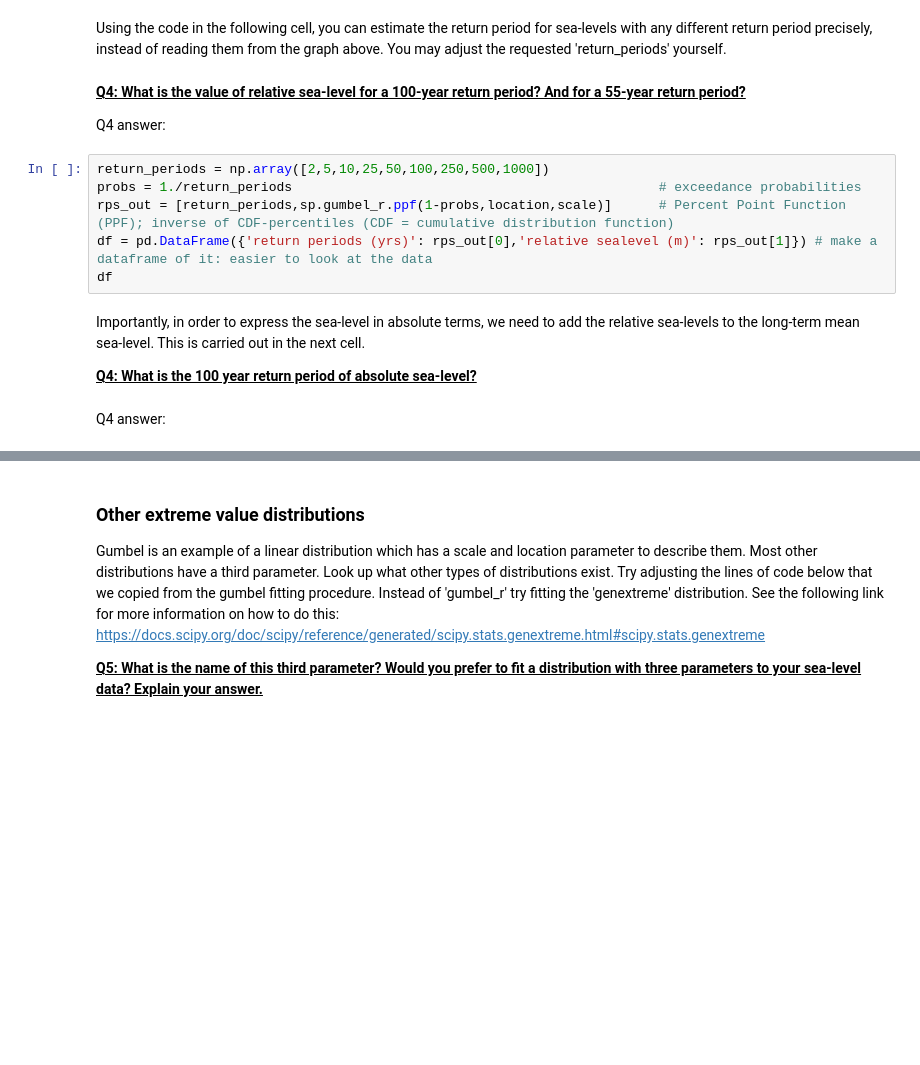
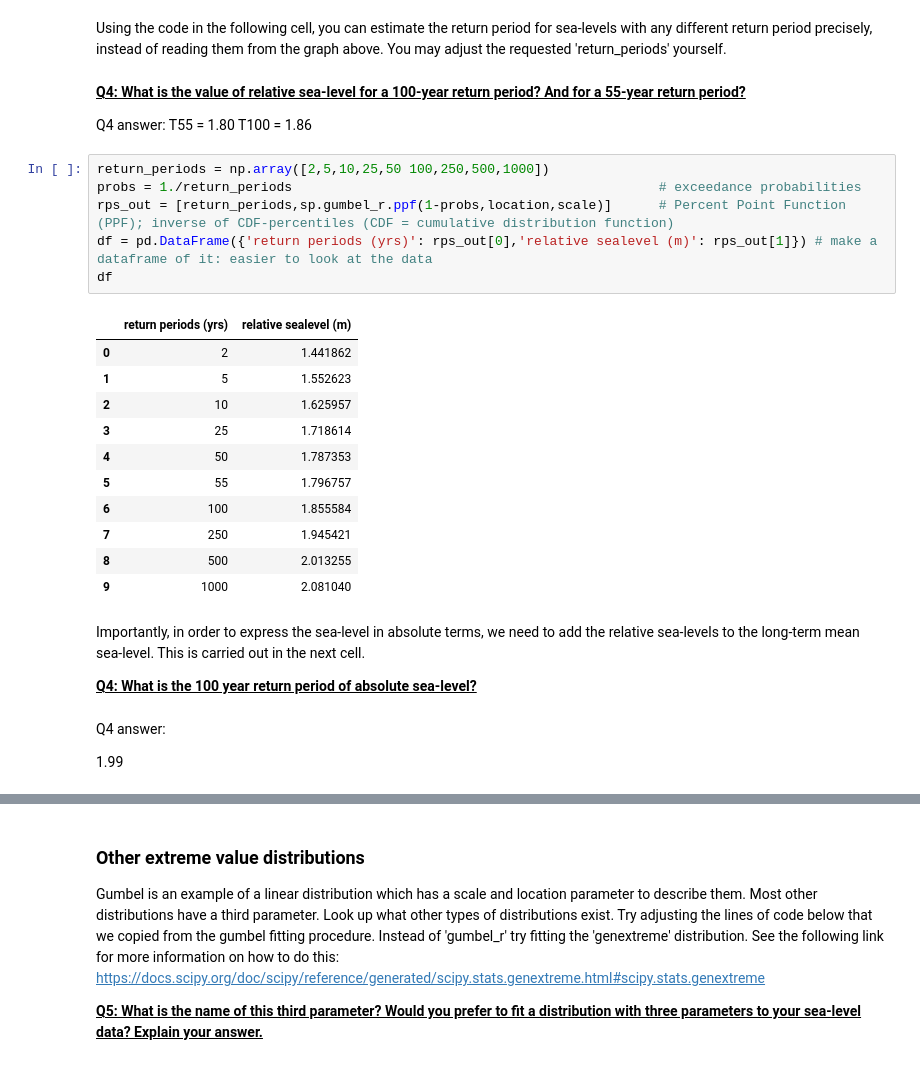
Before and after one commit to sd-59/Assignment_2_Coastal_flood_hazard_assessment-, a Jupyter notebook: notebooks/04_frequency_analysis.ipynb, the cells around one changed output, grey strips where cells are left out. Cells and saved outputs as stored; diff of their text form; blank space fills up the shorter version.

```diff
--- a/notebooks/04_frequency_analysis.ipynb
+++ b/notebooks/04_frequency_analysis.ipynb
@@ -297,18 +312,34 @@ Using the code in the following cell, you can estimate the return period for sea
 <u>**Q4: What is the value of relative sea-level for a 100-year return period? And for a 55-year return period?**<u>
 
 Q4 answer:
+T55 = 1.80
+T100 = 1.86
 # %%
-return_periods = np.array([2,5,10,25,50,100,250,500,1000])
+return_periods = np.array([2,5,10,25,50 100,250,500,1000])
 probs = 1./return_periods                                               # exceedance probabilities
 rps_out = [return_periods,sp.gumbel_r.ppf(1-probs,location,scale)]      # Percent Point Function (PPF); inverse of CDF-percentiles (CDF = cumulative distribution function)
 df = pd.DataFrame({'return periods (yrs)': rps_out[0],'relative sealevel (m)': rps_out[1]}) # make a dataframe of it: easier to look at the data
 df
+# %% [output]
+|  | return periods (yrs) | relative sealevel (m) |
+| 0 | 2 | 1.441862 |
+| 1 | 5 | 1.552623 |
+| 2 | 10 | 1.625957 |
+| 3 | 25 | 1.718614 |
+| 4 | 50 | 1.787353 |
+| 5 | 55 | 1.796757 |
+| 6 | 100 | 1.855584 |
+| 7 | 250 | 1.945421 |
+| 8 | 500 | 2.013255 |
+| 9 | 1000 | 2.081040 |
 # %% [markdown]
 Importantly, in order to express the sea-level in absolute terms, we need to add the relative sea-levels to the long-term mean sea-level. This is carried out in the next cell.
 
 <u>**Q4: What is the 100 year return period of absolute sea-level?**<u>
 # %% [markdown]
 Q4 answer:
+
+1.99
 # %%
 df['absolute sealevel (m)'] = df['relative sealevel (m)']+waterlevel['sealevel_det'].mean() # sum the relative sealevel and the detrended sealevel timeseries
 df
```
Also changed, not shown: parts of 12 cells of this notebook, 1 other file.
